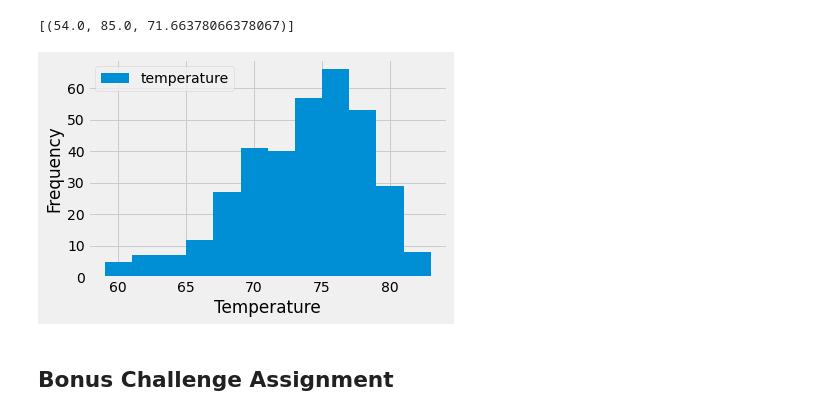
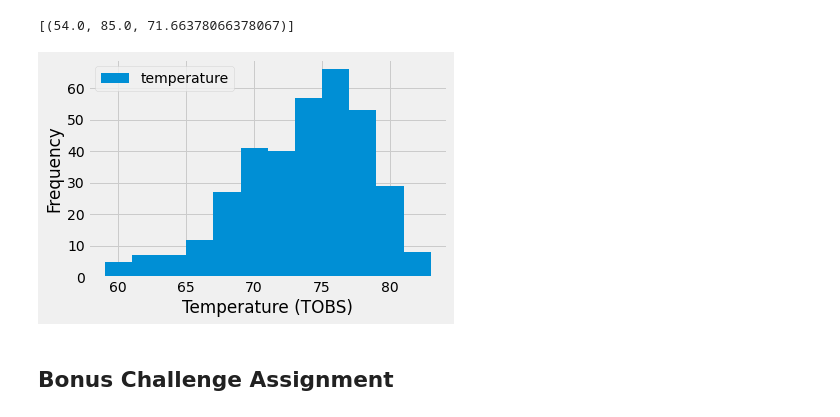
Before and after one commit to Apex8/SQLAlchemy-Surfs-Up, a Jupyter notebook: climate_starter.ipynb, the cells around one changed output. Drawn from its saved outputs; the diff is of its cells as text; code cells hidden in the pictures.

```diff
--- a/climate_starter.ipynb
+++ b/climate_starter.ipynb
@@ -135,25 +136,25 @@ temps
 # %%
 # Choose the station with the highest number of temperature observations.
 temp_observation = session.query(measurement.date, measurement.tobs).filter(measurement.station == most_active_station).\
     filter(func.strftime("%Y-%m-%d", measurement.date) >= dt.date(2016, 8, 23)).all()
 
 # Save as a data frame
 temp_observation_df = pd.DataFrame(temp_observation, columns = ['date', 'temperature'])
 fig, ax = plt.subplots()
 temp_observation_df.plot.hist(bins = 12, ax = ax)
 
 #labels
-ax.set_xlabel('Temperature')
+ax.set_xlabel('Temperature (TOBS)')
 ax.set_ylabel('Frequency')
 
 # Save figure
 plt.savefig("Images/yearly_temp_plot.png")
 
 # Query the last 12 months of temperature observation data for this station and plot the results as a histogram
 plt.tight_layout()
 plt.show()
 # %% [output]
-[figure, old version]
+[figure, new version]
 # %% [markdown]
 ## Bonus Challenge Assignment
 # %%
```
Also changed, not shown: parts of 6 cells of this notebook, 1 other file.
